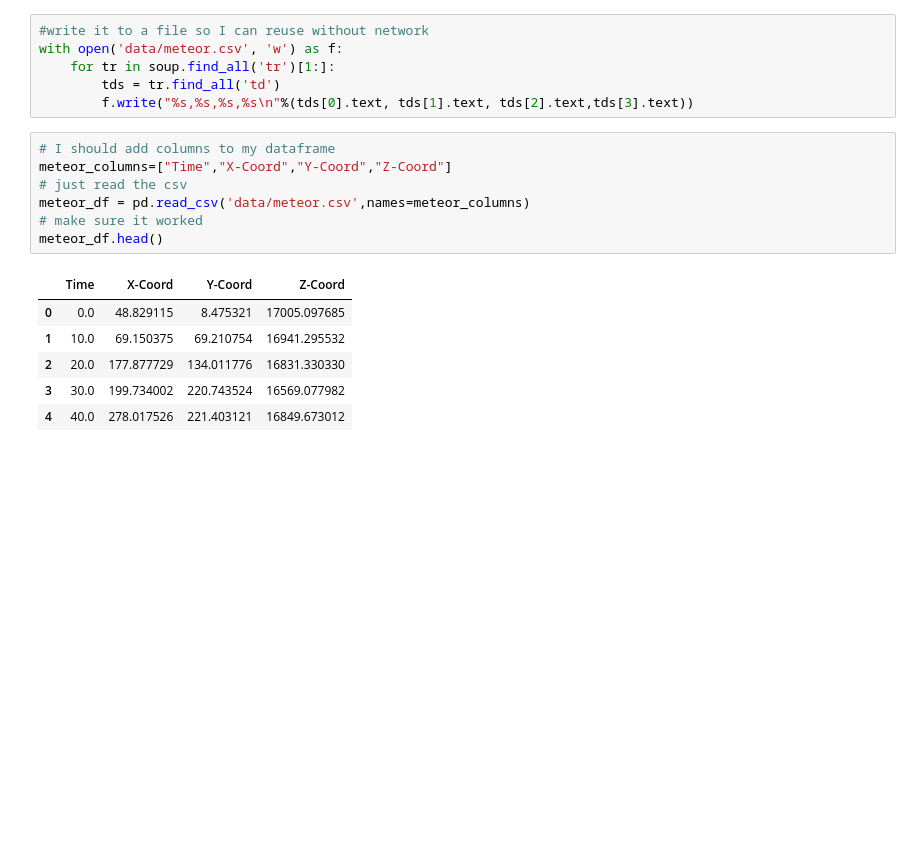
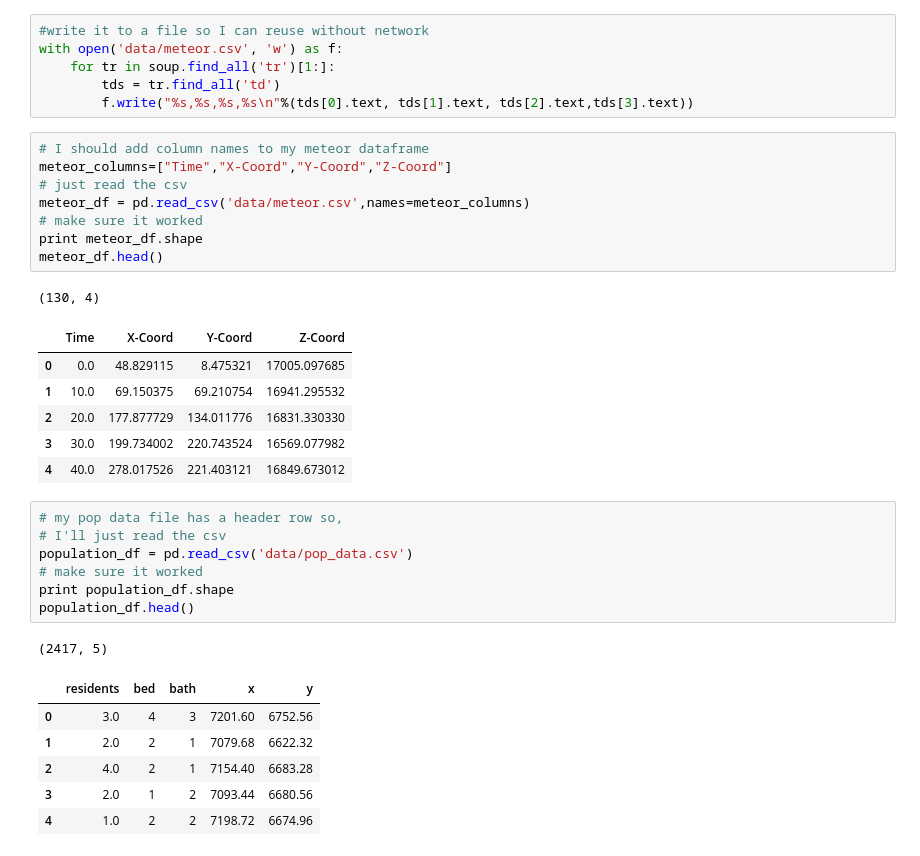
Before and after one commit to hecerinc/cs109a, a Jupyter notebook: midterm/keery_sean_cs109a_midterm.ipynb, the cells around one changed output. Drawn from its saved outputs; the diff is of its cells as text; blank space fills up the shorter version.

```diff
--- a/midterm/keery_sean_cs109a_midterm.ipynb
+++ b/midterm/keery_sean_cs109a_midterm.ipynb
@@ -47,16 +48,33 @@ with open('data/meteor.csv', 'w') as f:
         tds = tr.find_all('td')
         f.write("%s,%s,%s,%s\n"%(tds[0].text, tds[1].text, tds[2].text,tds[3].text))
 # %%
-# I should add columns to my dataframe
+# I should add column names to my meteor dataframe
 meteor_columns=["Time","X-Coord","Y-Coord","Z-Coord"]
 # just read the csv
 meteor_df = pd.read_csv('data/meteor.csv',names=meteor_columns)
 # make sure it worked
+print meteor_df.shape
 meteor_df.head()
 # %% [output]
+(130, 4)
 |  | Time | X-Coord | Y-Coord | Z-Coord |
 | 0 | 0.0 | 48.829115 | 8.475321 | 17005.097685 |
 | 1 | 10.0 | 69.150375 | 69.210754 | 16941.295532 |
 | 2 | 20.0 | 177.877729 | 134.011776 | 16831.330330 |
 | 3 | 30.0 | 199.734002 | 220.743524 | 16569.077982 |
 | 4 | 40.0 | 278.017526 | 221.403121 | 16849.673012 |
+# %%
+# my pop data file has a header row so,
+# I'll just read the csv
+population_df = pd.read_csv('data/pop_data.csv')
+# make sure it worked
+print population_df.shape
+population_df.head()
+# %% [output]
+(2417, 5)
+|  | residents | bed | bath | x | y |
+| 0 | 3.0 | 4 | 3 | 7201.60 | 6752.56 |
+| 1 | 2.0 | 2 | 1 | 7079.68 | 6622.32 |
+| 2 | 4.0 | 2 | 1 | 7154.40 | 6683.28 |
+| 3 | 2.0 | 1 | 2 | 7093.44 | 6680.56 |
+| 4 | 1.0 | 2 | 2 | 7198.72 | 6674.96 |
```
Also changed, not shown: parts of 4 cells of this notebook.
